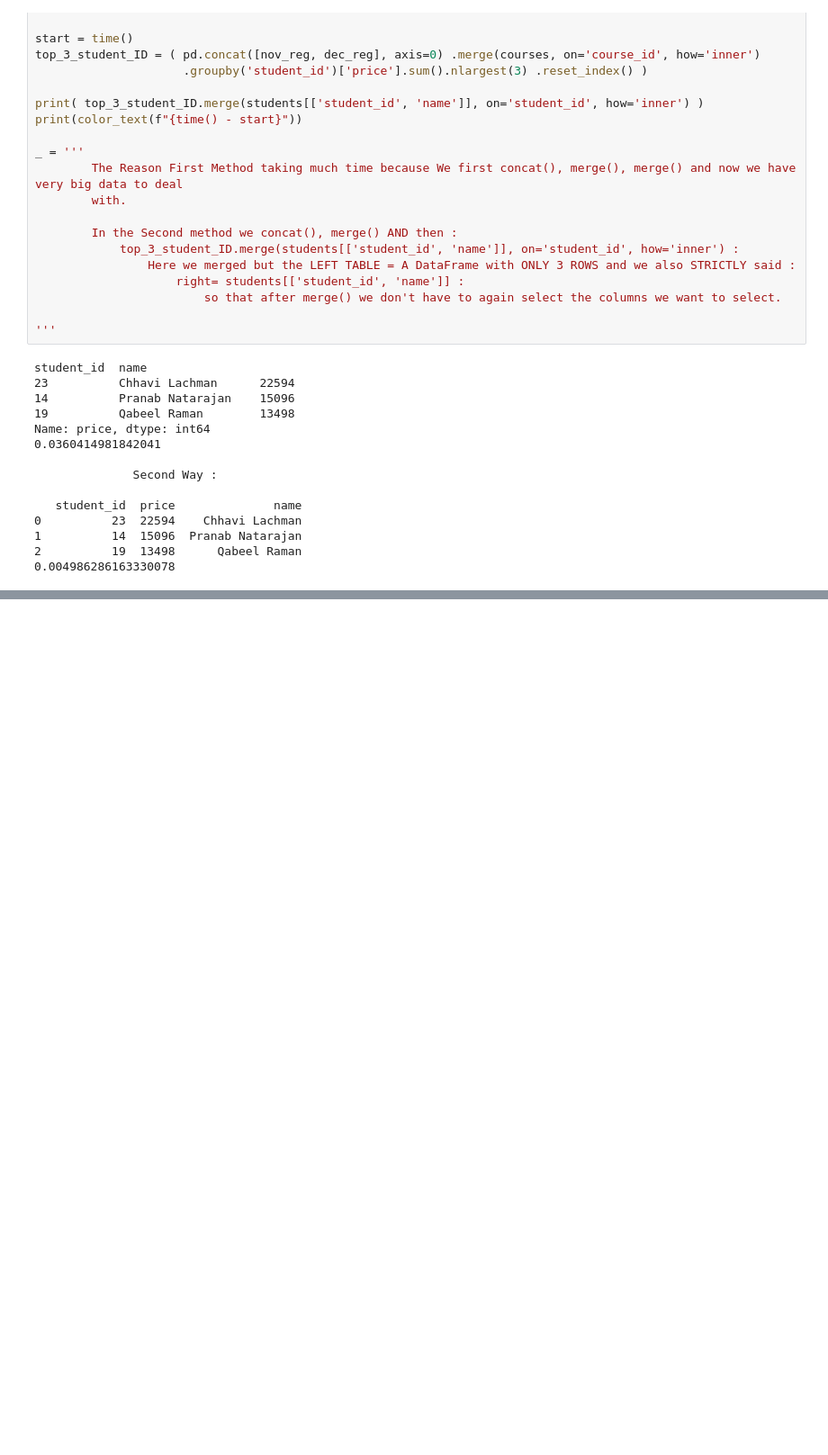
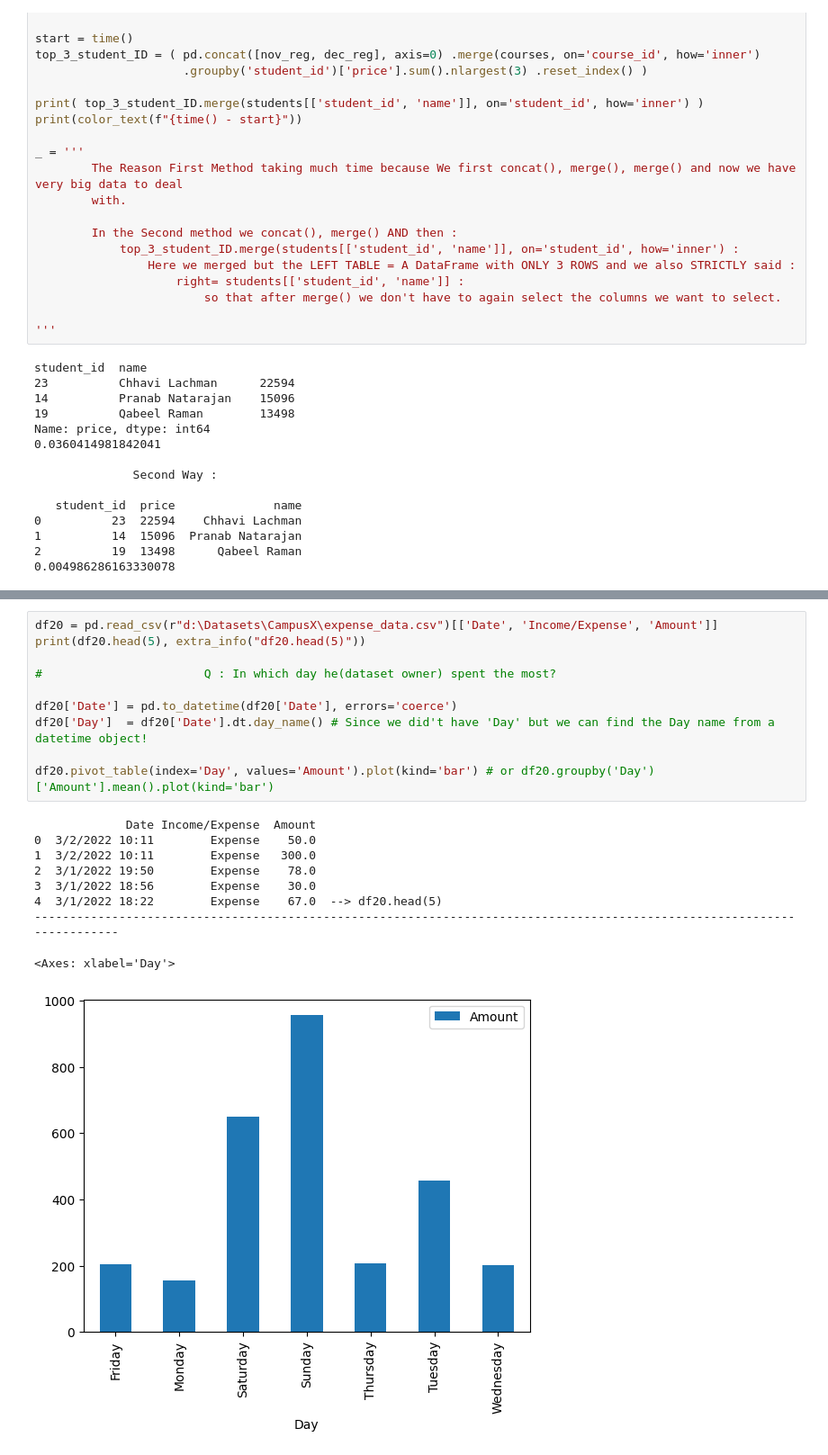
Before and after one commit to speedy1601/Data-Science-Library, a Jupyter notebook: pandas/DataFrame.ipynb, the cells around one changed output, grey strips where cells are left out. Shown: that part at 90% size. Cells and saved outputs as stored; diff of their text form; blank space fills up the shorter version.

```diff
--- a/pandas/DataFrame.ipynb
+++ b/pandas/DataFrame.ipynb
@@ -1521,0 +2221,20 @@ Name: price, dtype: int64
+# %%
+df20 = pd.read_csv(r"d:\Datasets\CampusX\expense_data.csv")[['Date', 'Income/Expense', 'Amount']]
+print(df20.head(5), extra_info("df20.head(5)"))
+
+#                       Q : In which day he(dataset owner) spent the most?
+
+df20['Date'] = pd.to_datetime(df20['Date'], errors='coerce')
+df20['Day']  = df20['Date'].dt.day_name() # Since we did't have 'Day' but we can find the Day name from a datetime object!
+
+df20.pivot_table(index='Day', values='Amount').plot(kind='bar') # or df20.groupby('Day')['Amount'].mean().plot(kind='bar')
+# %% [output]
+             Date Income/Expense  Amount
+0  3/2/2022 10:11        Expense    50.0
+1  3/2/2022 10:11        Expense   300.0
+2  3/1/2022 19:50        Expense    78.0
+3  3/1/2022 18:56        Expense    30.0
+4  3/1/2022 18:22        Expense    67.0  --> df20.head(5)
+------------------------------------------------------------------------------------------------------------------------
+<Axes: xlabel='Day'>
+[figure, added]
```
Also changed, not shown: parts of 34 cells of this notebook, 6 other files.
